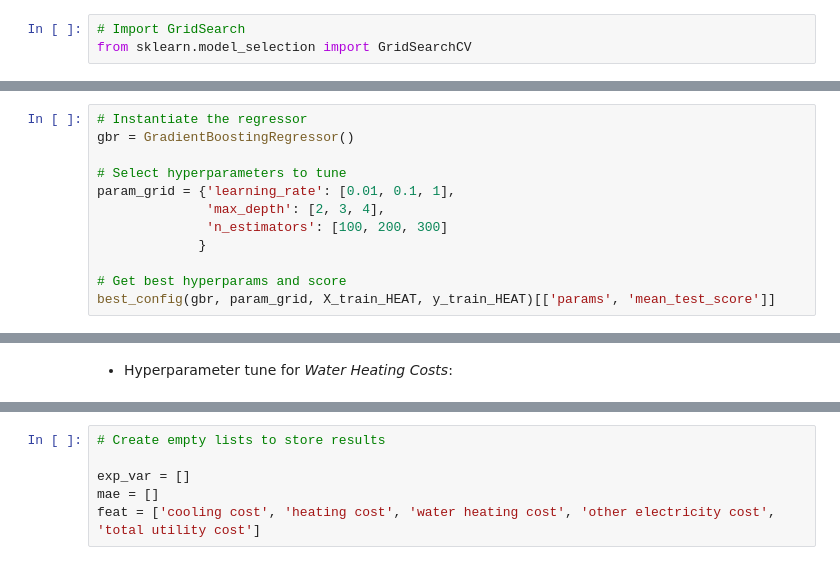
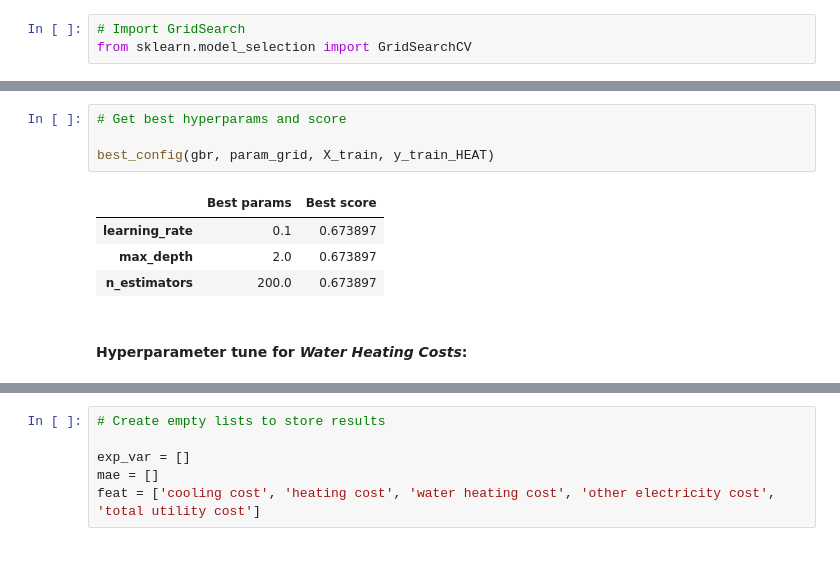
Before and after one commit to jvrnuno/Capstone-2, a Jupyter notebook: notebooks/4_JNT_Modelling.ipynb, the cells around one changed output, grey strips where cells are left out. Drawn from its saved outputs; the diff is of its cells as text.

```diff
--- a/notebooks/4_JNT_Modelling.ipynb
+++ b/notebooks/4_JNT_Modelling.ipynb
@@ -383,12 +387,0 @@ best_config(gbr, param_grid, X_train_COOL, y_train_COOL)[['params', 'mean_test_s
-# %%
-# Instantiate the regressor
-gbr = GradientBoostingRegressor()
-
-# Select hyperparameters to tune
-param_grid = {'learning_rate': [0.01, 0.1, 1],
-              'max_depth': [2, 3, 4],
-              'n_estimators': [100, 200, 300]
-             }
-
-# Get best hyperparams and score
-best_config(gbr, param_grid, X_train_HEAT, y_train_HEAT)[['params', 'mean_test_score']]
@@ -402,2 +388,11 @@ best_config(gbr, param_grid, X_train_HEAT, y_train_HEAT)[['params', 'mean_test_s
+# %%
+# Get best hyperparams and score
+
+best_config(gbr, param_grid, X_train, y_train_HEAT)
+# %% [output]
+|  | Best params | Best score |
+| learning_rate | 0.1 | 0.673897 |
+| max_depth | 2.0 | 0.673897 |
+| n_estimators | 200.0 | 0.673897 |
 # %% [markdown]
-- Hyperparameter tune for *Water Heating Costs*:
+#### Hyperparameter tune for *Water Heating Costs*:
```
Also changed, not shown: parts of 85 cells of this notebook.
